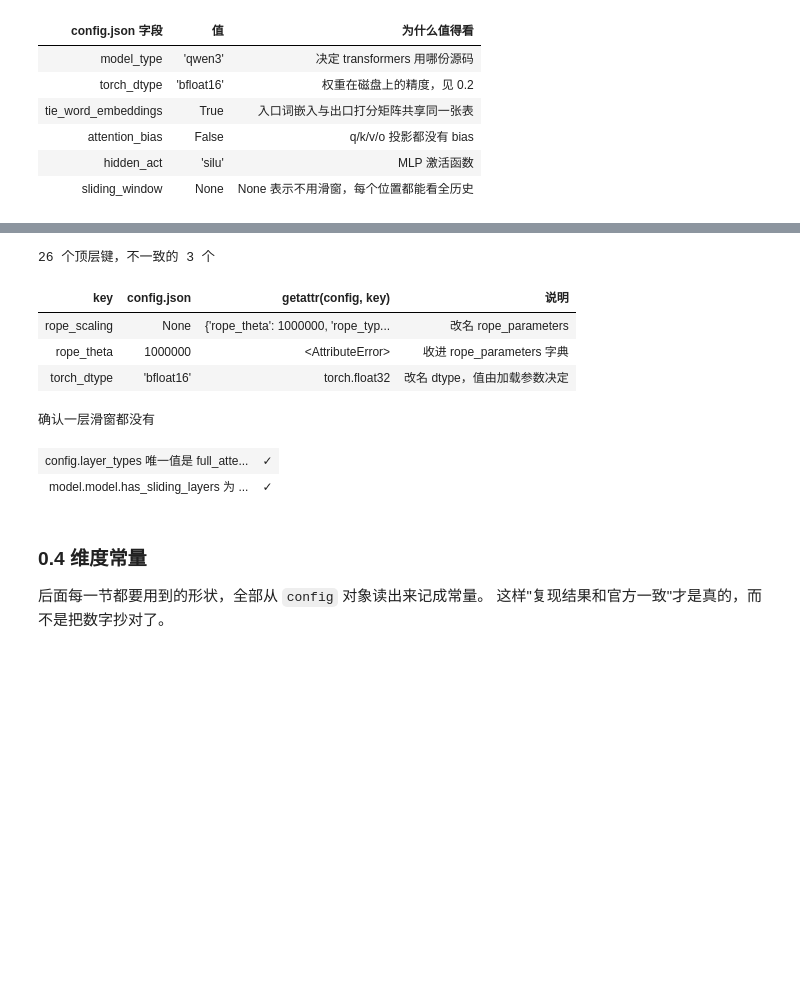
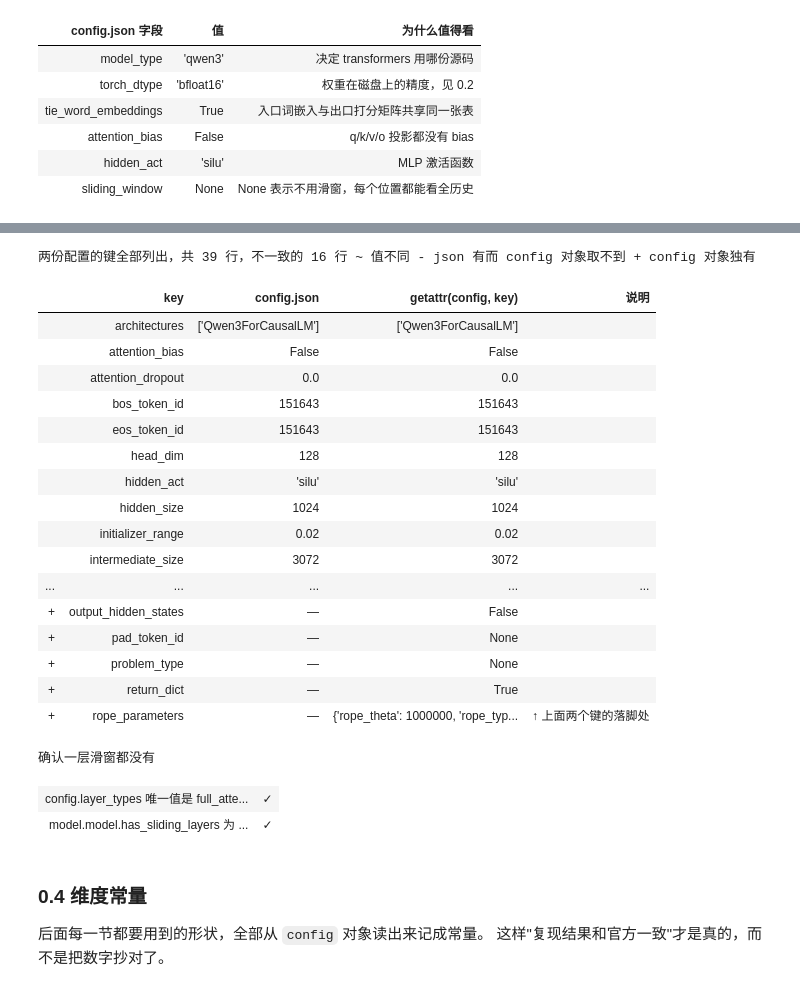
Before and after one commit to metaphyc/qwen3-miniLab, a Jupyter notebook: notebooks/02_dissect_forward_pass.ipynb, the cells around one changed output, grey strips where cells are left out. Saved outputs shown, nothing was run; the diff lists cells and outputs as text; code cells hidden in the pictures; blank space fills up the shorter version.

```diff
--- a/notebooks/02_dissect_forward_pass.ipynb
+++ b/notebooks/02_dissect_forward_pass.ipynb
@@ -184,24 +201,39 @@ show([(key, repr(raw_config[key]), why) for key, why in LOAD_FIELDS],
 才和真实运行的源码一致。这类差异正是为什么不能凭记忆写代码。
 # %%
-# 改名 / 搬家这类差异，光看值对不上还不知道发生了什么，逐条注明。
-RENAMED = {'torch_dtype': '改名 dtype，值由加载参数决定',
-           'rope_theta': '收进 rope_parameters 字典',
-           'rope_scaling': '改名 rope_parameters'}
+# 改名 / 搬家这类差异，光看值对不上还不知道发生了什么，两头都注明。
+RENAMED = {'torch_dtype':     '改名 dtype，值由加载参数决定',
+           'dtype':           '↑ torch_dtype 的新名字',
+           'rope_theta':      '收进 rope_parameters 字典',
+           'rope_scaling':    '改名 rope_parameters',
+           'rope_parameters': '↑ 上面两个键的落脚处',
+           'layer_types':     '每层用哪种 attention，由 config 推出来的'}
 
 diff_config(raw_config, config, notes=RENAMED);
-
 # sliding_window 两边都是 None，不进上表；但"确实一层滑窗都没有"要另外确认。
 show([('config.layer_types 唯一值是 full_attention',
        set(config.layer_types) == {'full_attention'}),
       ('model.model.has_sliding_layers 为 False',
        not model.model.has_sliding_layers)],
      title='确认一层滑窗都没有')
 # %% [output]
-26 个顶层键，不一致的 3 个
+两份配置的键全部列出，共 39 行，不一致的 16 行 ~ 值不同 - json 有而 config 对象取不到 + config 对象独有
-| key | config.json | getattr(config, key) | 说明 |
-| rope_scaling | None | {'rope_theta': 1000000, 'rope_typ... | 改名 rope_parameters |
-| rope_theta | 1000000 | <AttributeError> | 收进 rope_parameters 字典 |
-| torch_dtype | 'bfloat16' | torch.float32 | 改名 dtype，值由加载参数决定 |
+|  | key | config.json | getattr(config, key) | 说明 |
+|  | architectures | ['Qwen3ForCausalLM'] | ['Qwen3ForCausalLM'] |  |
+|  | attention_bias | False | False |  |
+|  | attention_dropout | 0.0 | 0.0 |  |
+|  | bos_token_id | 151643 | 151643 |  |
+|  | eos_token_id | 151643 | 151643 |  |
+|  | head_dim | 128 | 128 |  |
+|  | hidden_act | 'silu' | 'silu' |  |
+|  | hidden_size | 1024 | 1024 |  |
+|  | initializer_range | 0.02 | 0.02 |  |
+|  | intermediate_size | 3072 | 3072 |  |
+| ... | ... | ... | ... | ... |
+| + | output_hidden_states | — | False |  |
+| + | pad_token_id | — | None |  |
+| + | problem_type | — | None |  |
+| + | return_dict | — | True |  |
+| + | rope_parameters | — | {'rope_theta': 1000000, 'rope_typ... | ↑ 上面两个键的落脚处 |
 确认一层滑窗都没有
 | config.layer_types 唯一值是 full_atte... | ✓ |
 | model.model.has_sliding_layers 为 ... | ✓ |
```
Also changed, not shown: parts of 3 cells of this notebook, 1 other file.
